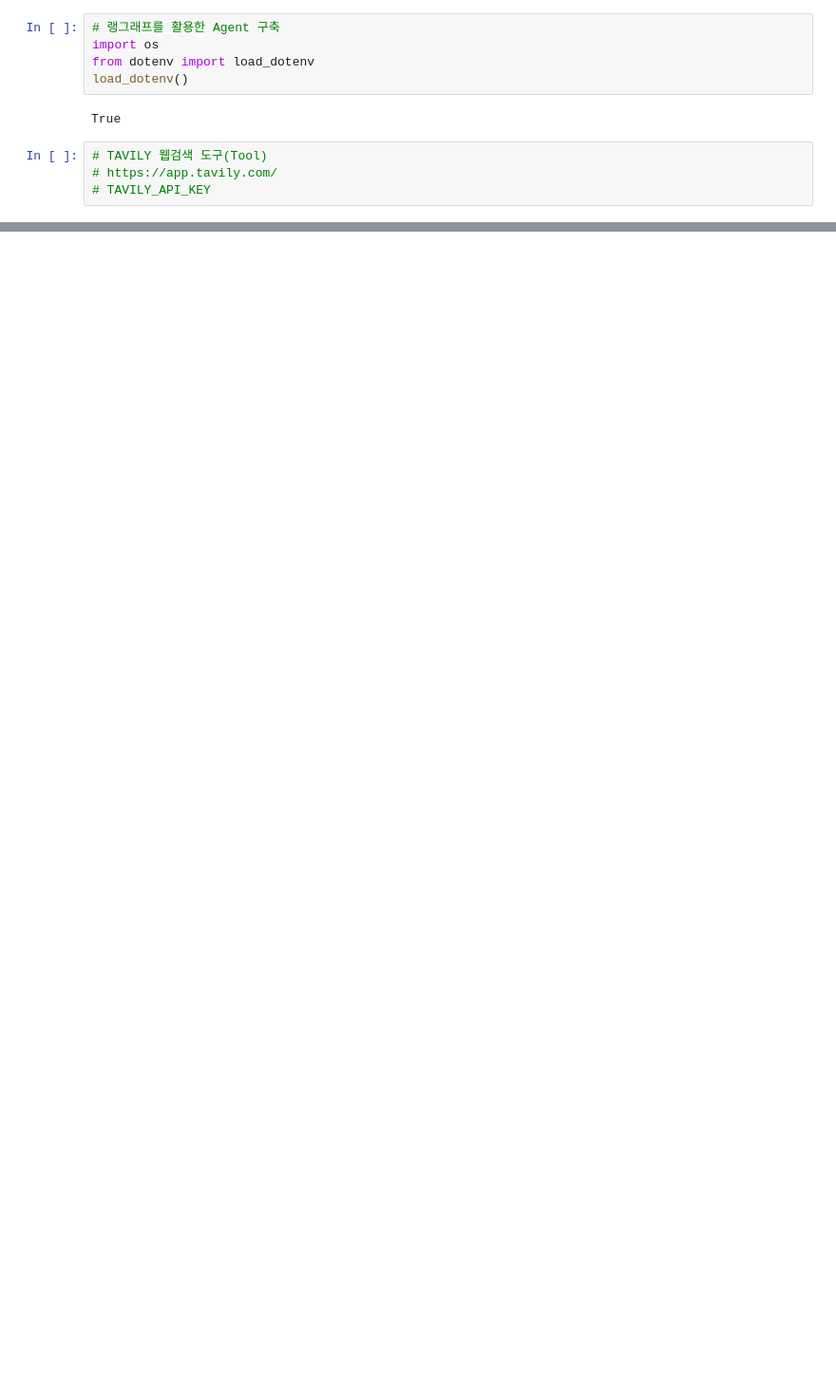
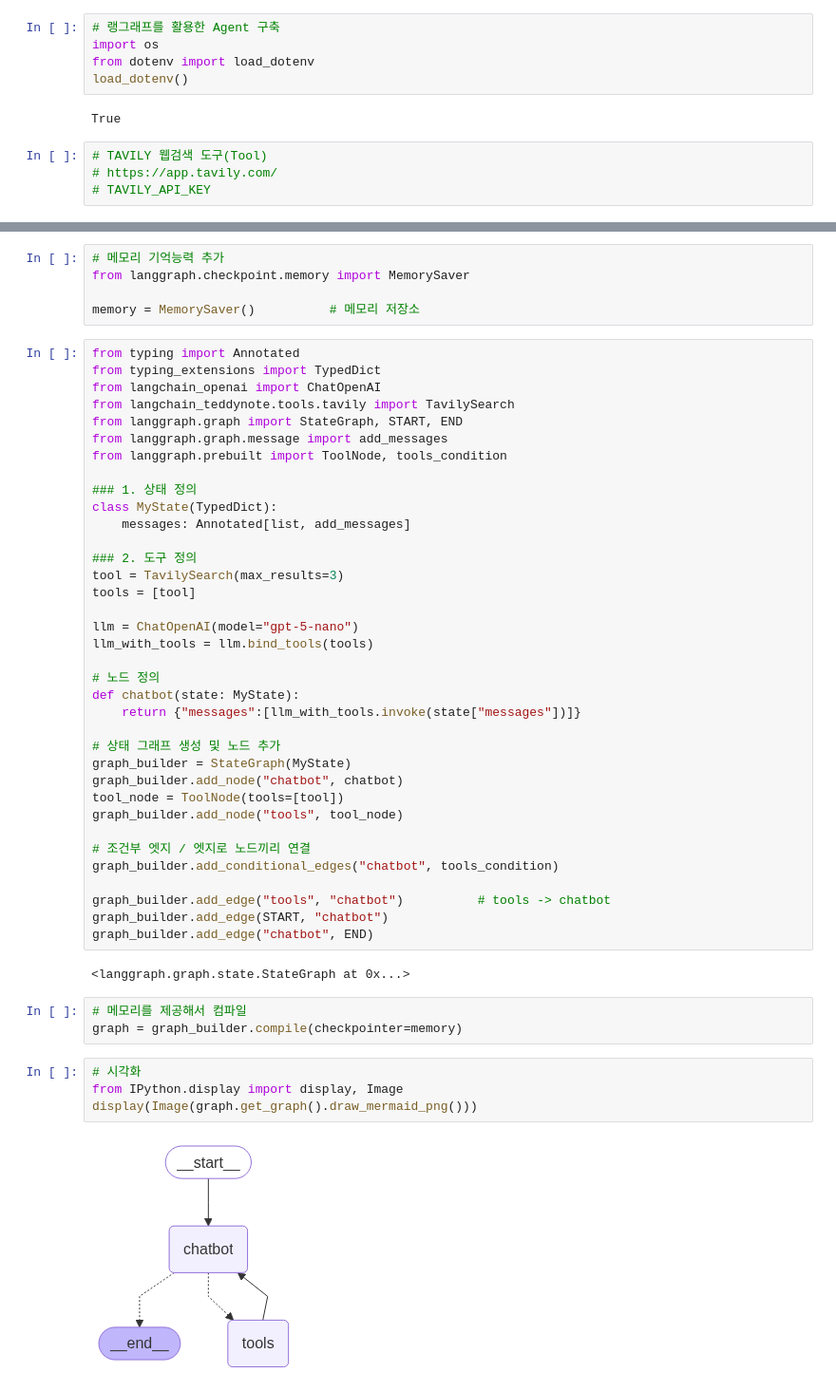
Before and after one commit to sonsungjong/python, a Jupyter notebook: RAG/17-LangGraph/03-LangGraph-Agent.ipynb, the cells around one changed output, grey strips where cells are left out. Shown at 95% size. Drawn from its saved outputs; the diff is of its cells as text; blank space fills up the shorter version.

```diff
--- a/RAG/17-LangGraph/03-LangGraph-Agent.ipynb
+++ b/RAG/17-LangGraph/03-LangGraph-Agent.ipynb
@@ -100,0 +166,52 @@ graph_builder.add_node("tools", tool_node)
+# %%
+# 메모리 기억능력 추가
+from langgraph.checkpoint.memory import MemorySaver
+
+memory = MemorySaver()          # 메모리 저장소
+# %%
+from typing import Annotated
+from typing_extensions import TypedDict
+from langchain_openai import ChatOpenAI
+from langchain_teddynote.tools.tavily import TavilySearch
+from langgraph.graph import StateGraph, START, END
+from langgraph.graph.message import add_messages
+from langgraph.prebuilt import ToolNode, tools_condition
+
+### 1. 상태 정의
+class MyState(TypedDict):
+    messages: Annotated[list, add_messages]
+
+### 2. 도구 정의
+tool = TavilySearch(max_results=3)
+tools = [tool]
+
+llm = ChatOpenAI(model="gpt-5-nano")
+llm_with_tools = llm.bind_tools(tools)
+
+# 노드 정의
+def chatbot(state: MyState):
+    return {"messages":[llm_with_tools.invoke(state["messages"])]}
+
+# 상태 그래프 생성 및 노드 추가
+graph_builder = StateGraph(MyState)
+graph_builder.add_node("chatbot", chatbot)
+tool_node = ToolNode(tools=[tool])
+graph_builder.add_node("tools", tool_node)
+
+# 조건부 엣지 / 엣지로 노드끼리 연결
+graph_builder.add_conditional_edges("chatbot", tools_condition)
+
+graph_builder.add_edge("tools", "chatbot")          # tools -> chatbot
+graph_builder.add_edge(START, "chatbot")
+graph_builder.add_edge("chatbot", END)
+# %% [output]
+<langgraph.graph.state.StateGraph at 0x...>
+# %%
+# 메모리를 제공해서 컴파일
+graph = graph_builder.compile(checkpointer=memory)
+# %%
+# 시각화
+from IPython.display import display, Image
+display(Image(graph.get_graph().draw_mermaid_png()))
+# %% [output]
+[figure, added]
```
Also changed, not shown: parts of 15 cells of this notebook, 1 other file.
